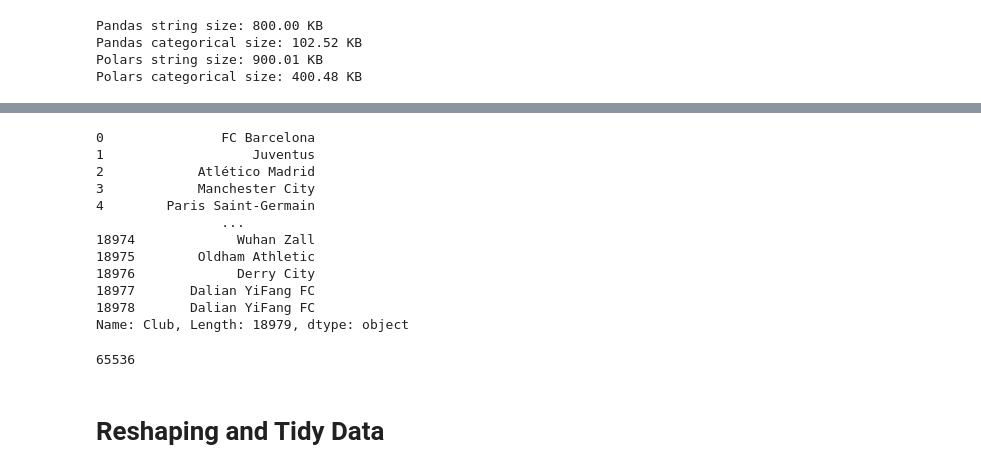
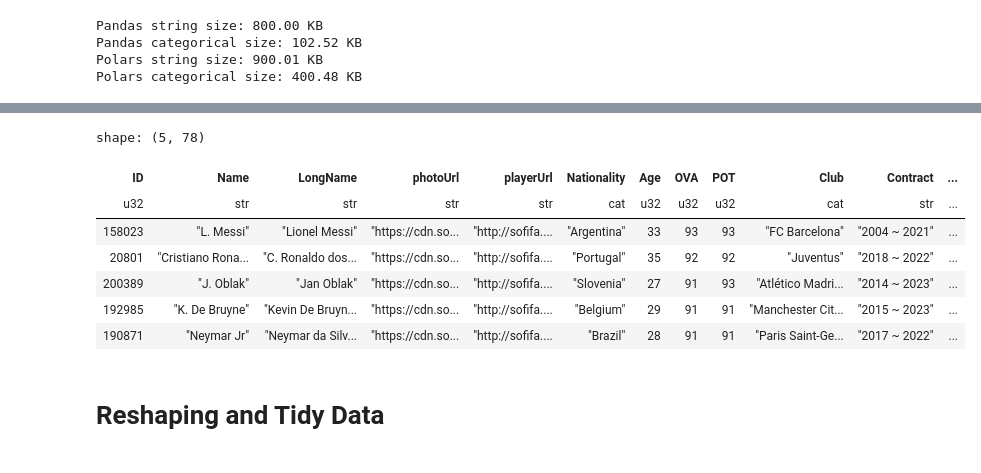
Before and after one commit to kevinheavey/modern-polars, a Jupyter notebook: performance.ipynb, the cells around one changed output, grey strips where cells are left out. Drawn from its saved outputs; the diff is of its cells as text; code cells hidden in the pictures.

```diff
--- a/performance.ipynb
+++ b/performance.ipynb
@@ -677,21 +690,38 @@ True
-# %%
-pd.read_csv("data/fifa21_raw_v2.csv.zip")["Club"].str.strip()
-# %% [output]
-0               FC Barcelona
-1                   Juventus
-2            Atlético Madrid
-3            Manchester City
-4        Paris Saint-Germain
-                ...
-18974             Wuhan Zall
-18975        Oldham Athletic
-18976             Derry City
-18977       Dalian YiFang FC
-18978       Dalian YiFang FC
-Name: Club, Length: 18979, dtype: object
-# %%
-2**16
-# %% [output]
-65536
+# %%
+new_cols_pl = ([
+    pl.col("Club").str.strip().cast(pl.Categorical),
+    parse_suffixed_num_pl(pl.col("Hits")).cast(pl.UInt32),
+    pl.col("Positions").str.split(","),
+    parse_height_pl(pl.col("Height")),
+    parse_weight_pl(pl.col("Weight")),
+]
++ [parse_date_pl(pl.col(col)) for col in date_cols]
++ [parse_date_pl(pl.col(col)) for col in date_cols]
+)
+fifa_pl = (
+    pl.scan_csv("data/fifa21_raw_v2.csv", dtypes=dtypes_pl)
+    .with_columns(new_cols_pl)
+    .rename({"↓OVA": "OVA"})
+    # .assign(Club=lambda df: df["Club"].cat.rename_categories(lambda c: c.strip()),
+    #     **{col: lambda df: parse_date_pd(df[col]) for col in date_cols},
+    #     **{col: lambda df: parse_money_pd(df[col]) for col in money_cols},
+    #     **{col: lambda df: parse_star_pd(df[col]) for col in star_cols},
+    #     Hits=lambda df: parse_suffixed_num_pd(df["Hits"]).astype(pd.UInt32Dtype()),
+    #     Positions=lambda df: df["Positions"].str.split(","),
+    #     Height=lambda df: parse_height_pd(df["Height"]),
+    #     Weight=lambda df: parse_weight_pd(df["Weight"])
+    # )
+    # .pipe(parse_contract_pd)
+)
+fifa_pl.collect().head()
+# %% [output]
+shape: (5, 78)
+| ID | Name | LongName | photoUrl | playerUrl | Nationality | Age | OVA | POT | Club | Contract | ... |
+| u32 | str | str | str | str | cat | u32 | u32 | u32 | cat | str | ... |
+| 158023 | "L. Messi" | "Lionel Messi" | "https://cdn.so... | "http://sofifa.... | "Argentina" | 33 | 93 | 93 | "FC Barcelona" | "2004 ~ 2021" | ... |
+| 20801 | "Cristiano Rona... | "C. Ronaldo dos... | "https://cdn.so... | "http://sofifa.... | "Portugal" | 35 | 92 | 92 | "Juventus" | "2018 ~ 2022" | ... |
+| 200389 | "J. Oblak" | "Jan Oblak" | "https://cdn.so... | "http://sofifa.... | "Slovenia" | 27 | 91 | 93 | "Atlético Madri... | "2014 ~ 2023" | ... |
+| 192985 | "K. De Bruyne" | "Kevin De Bruyn... | "https://cdn.so... | "http://sofifa.... | "Belgium" | 29 | 91 | 91 | "Manchester Cit... | "2015 ~ 2023" | ... |
+| 190871 | "Neymar Jr" | "Neymar da Silv... | "https://cdn.so... | "http://sofifa.... | "Brazil" | 28 | 91 | 91 | "Paris Saint-Ge... | "2017 ~ 2022" | ... |
 # %% [markdown]
 # Reshaping and Tidy Data
```
Also changed, not shown: parts of 6 cells of this notebook.
